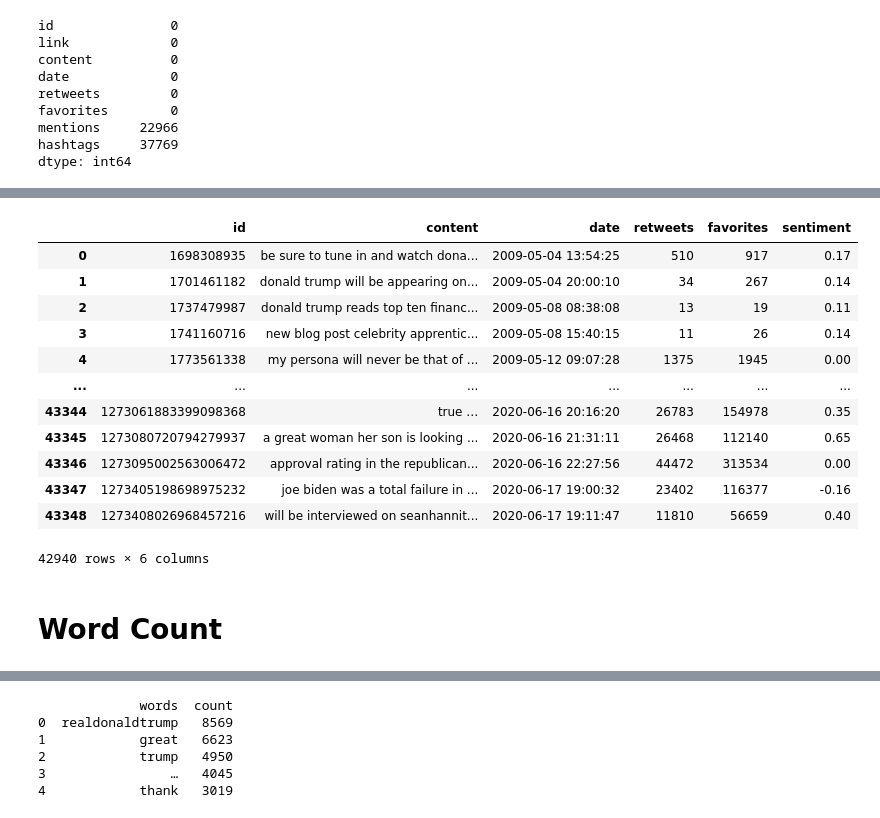
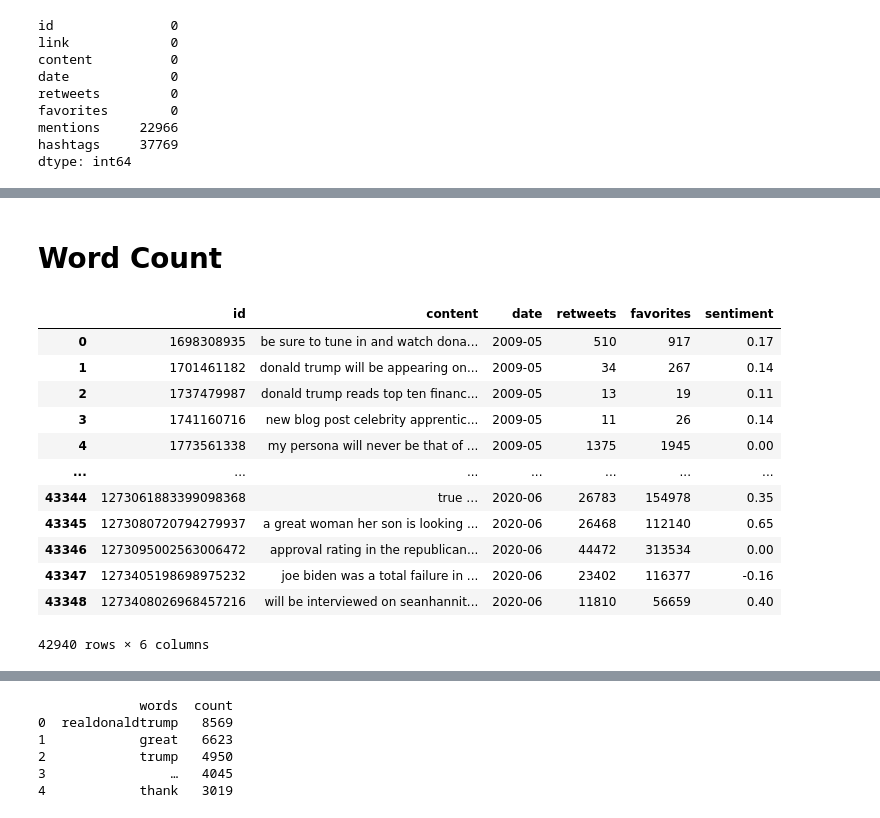
Before and after one commit to CMU-IDS-2020/a3-null-pointer, a Jupyter notebook: data_preprocessing.ipynb, the cells around one changed output, grey strips where cells are left out. Cells and saved outputs as stored; diff of their text form; code cells hidden in the pictures.

```diff
--- a/data_preprocessing.ipynb
+++ b/data_preprocessing.ipynb
@@ -121,18 +70,2 @@ pathetic barackobama is sweetening his offer to the taliban read the art of the
-# %%
-df
-# %% [output]
-|  | id | content | date | retweets | favorites | sentiment |
-| 0 | 1698308935 | be sure to tune in and watch dona... | 2009-05-04 13:54:25 | 510 | 917 | 0.17 |
-| 1 | 1701461182 | donald trump will be appearing on... | 2009-05-04 20:00:10 | 34 | 267 | 0.14 |
-| 2 | 1737479987 | donald trump reads top ten financ... | 2009-05-08 08:38:08 | 13 | 19 | 0.11 |
-| 3 | 1741160716 | new blog post celebrity apprentic... | 2009-05-08 15:40:15 | 11 | 26 | 0.14 |
-| 4 | 1773561338 | my persona will never be that of ... | 2009-05-12 09:07:28 | 1375 | 1945 | 0.00 |
-| ... | ... | ... | ... | ... | ... | ... |
-| 43344 | 1273061883399098368 | true … | 2020-06-16 20:16:20 | 26783 | 154978 | 0.35 |
-| 43345 | 1273080720794279937 | a great woman her son is looking ... | 2020-06-16 21:31:11 | 26468 | 112140 | 0.65 |
-| 43346 | 1273095002563006472 | approval rating in the republican... | 2020-06-16 22:27:56 | 44472 | 313534 | 0.00 |
-| 43347 | 1273405198698975232 | joe biden was a total failure in ... | 2020-06-17 19:00:32 | 23402 | 116377 | -0.16 |
-| 43348 | 1273408026968457216 | will be interviewed on seanhannit... | 2020-06-17 19:11:47 | 11810 | 56659 | 0.40 |
-42940 rows × 6 columns
 # %% [markdown]
 # Word Count
@@ -138,0 +77,19 @@ df
+# %%
+df.date = pd.to_datetime(df.date).dt.strftime('%Y-%m')
+min_date = df.date.min()
+max_date = df.date.max()
+df
+# %% [output]
+|  | id | content | date | retweets | favorites | sentiment |
+| 0 | 1698308935 | be sure to tune in and watch dona... | 2009-05 | 510 | 917 | 0.17 |
+| 1 | 1701461182 | donald trump will be appearing on... | 2009-05 | 34 | 267 | 0.14 |
+| 2 | 1737479987 | donald trump reads top ten financ... | 2009-05 | 13 | 19 | 0.11 |
+| 3 | 1741160716 | new blog post celebrity apprentic... | 2009-05 | 11 | 26 | 0.14 |
+| 4 | 1773561338 | my persona will never be that of ... | 2009-05 | 1375 | 1945 | 0.00 |
+| ... | ... | ... | ... | ... | ... | ... |
+| 43344 | 1273061883399098368 | true … | 2020-06 | 26783 | 154978 | 0.35 |
+| 43345 | 1273080720794279937 | a great woman her son is looking ... | 2020-06 | 26468 | 112140 | 0.65 |
+| 43346 | 1273095002563006472 | approval rating in the republican... | 2020-06 | 44472 | 313534 | 0.00 |
+| 43347 | 1273405198698975232 | joe biden was a total failure in ... | 2020-06 | 23402 | 116377 | -0.16 |
+| 43348 | 1273408026968457216 | will be interviewed on seanhannit... | 2020-06 | 11810 | 56659 | 0.40 |
+42940 rows × 6 columns
```
Also changed, not shown: parts of 11 cells of this notebook, 3 other files.
